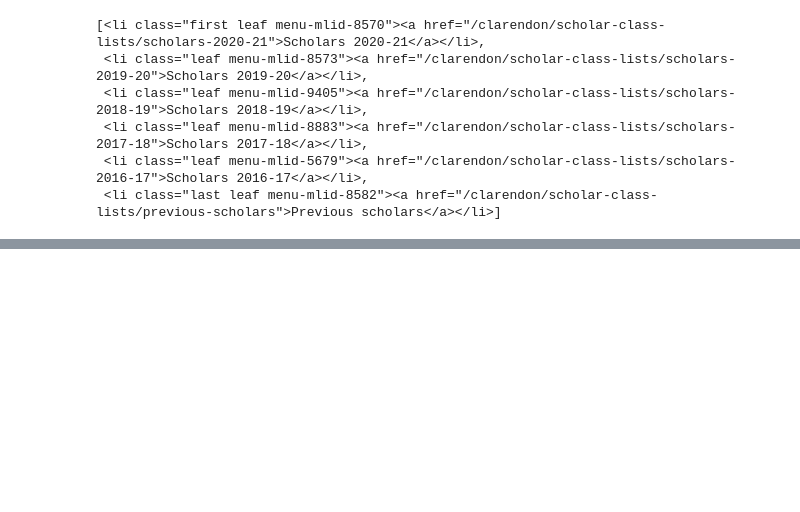
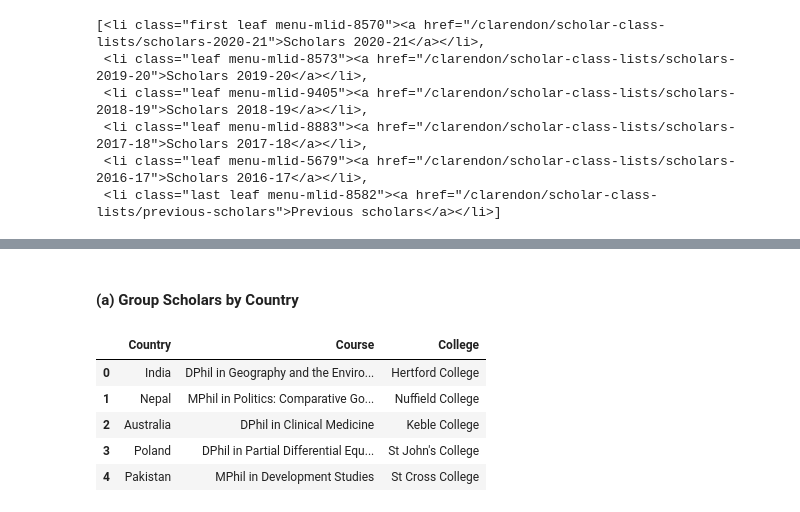
Before and after one commit to decorouz/GettingData-Projects, a Jupyter notebook: intro_to_web_scrapping/Clarendon Scholars.ipynb, the cells around one changed output, grey strips where cells are left out. Saved outputs shown, nothing was run; the diff lists cells and outputs as text; code cells hidden in the pictures; blank space fills up the shorter version.

```diff
--- a/intro_to_web_scrapping/Clarendon Scholars.ipynb
+++ b/intro_to_web_scrapping/Clarendon Scholars.ipynb
@@ -123,0 +138,15 @@ scholars_df.to_excel("clarendon-scholar-class-lists.xlsx", index=False)
+# %% [markdown]
+#### (a) Group Scholars by Country
+# %%
+#@title Correct spelling mistakes, and replace United State of America with USA
+scholar_data["Country"] = scholar_data["Country"].str.replace("United Kingdon", "United Kingdom")\
+.str.replace("United States of America", "USA")\
+.str.replace("United States", "USA")
+scholar_data.head()
+# %% [output]
+|  | Country | Course | College |
+| 0 | India | DPhil in Geography and the Enviro... | Hertford College |
+| 1 | Nepal | MPhil in Politics: Comparative Go... | Nuffield College |
+| 2 | Australia | DPhil in Clinical Medicine | Keble College |
+| 3 | Poland | DPhil in Partial Differential Equ... | St John's College |
+| 4 | Pakistan | MPhil in Development Studies | St Cross College |
```
Also changed, not shown: parts of 23 cells of this notebook.
